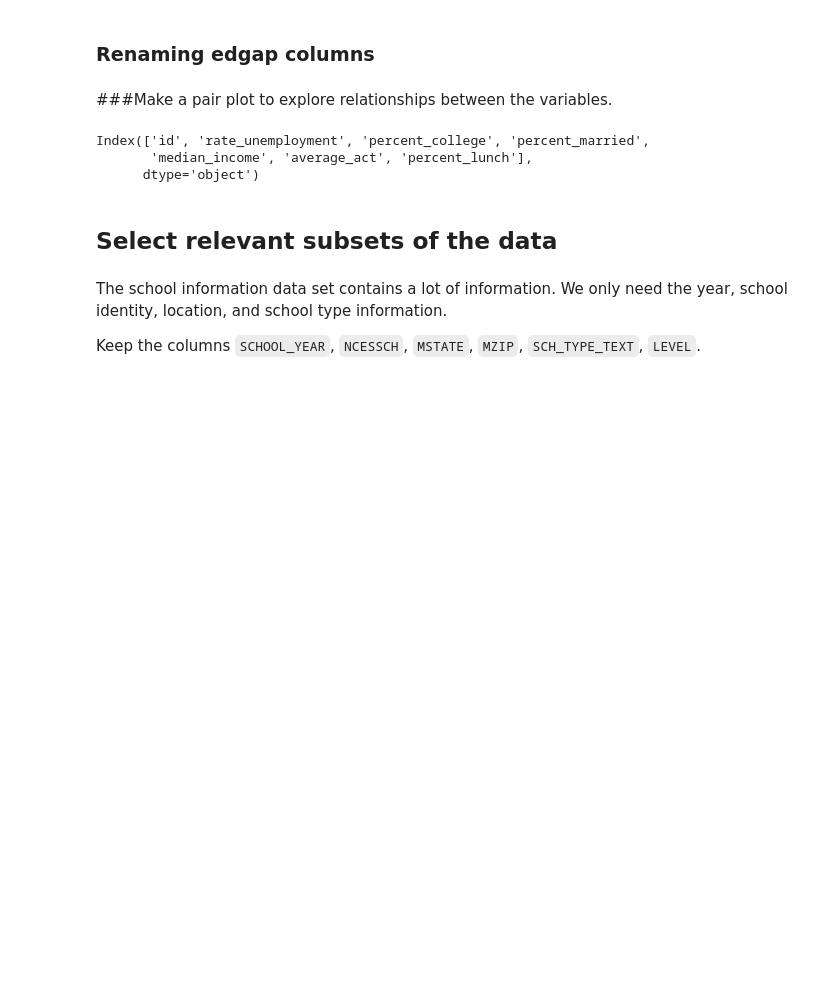
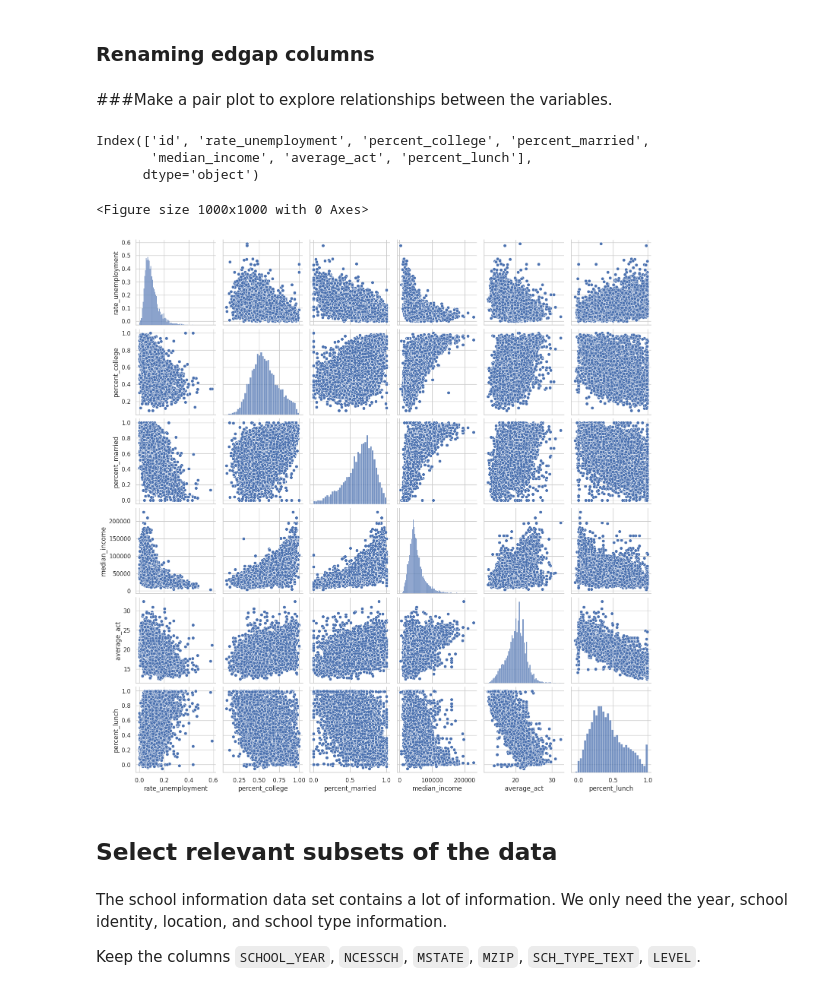
Before and after one commit to SlimNaka/Education_Inequality, a Jupyter notebook: Sean_Nakagomi_Education_Inequality_Data_Preparation_2.ipynb, the cells around one changed output. Cells and saved outputs as stored; diff of their text form; code cells hidden in the pictures; blank space fills up the shorter version.

```diff
--- a/Sean_Nakagomi_Education_Inequality_Data_Preparation_2.ipynb
+++ b/Sean_Nakagomi_Education_Inequality_Data_Preparation_2.ipynb
@@ -231,9 +231,12 @@ Index(['id', 'rate_unemployment', 'percent_college', 'percent_married',
 edgap = edgap.loc[edgap["average_act"]>5]
 # removes outliers of very low ACT scores.
 # %%
-# fig = plt.figure()
-# sns.pairplot(edgap.drop(columns = 'id'))
-# fig.set_size_inches(10,10)
+fig = plt.figure()
+sns.pairplot(edgap.drop(columns = 'id'))
+fig.set_size_inches(10,10)
+# %% [output]
+<Figure size 1000x1000 with 0 Axes>
+[figure, added]
 # %% [markdown]
 ## Select relevant subsets of the data
 # %% [markdown]
```
Also changed, not shown: parts of 5 cells of this notebook, 2 other files.
